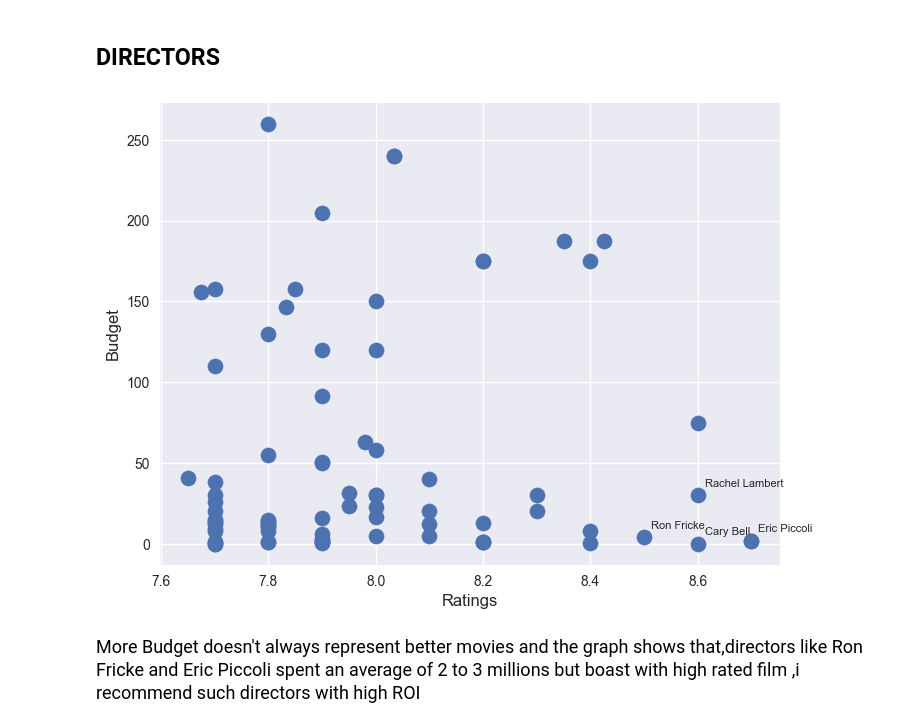
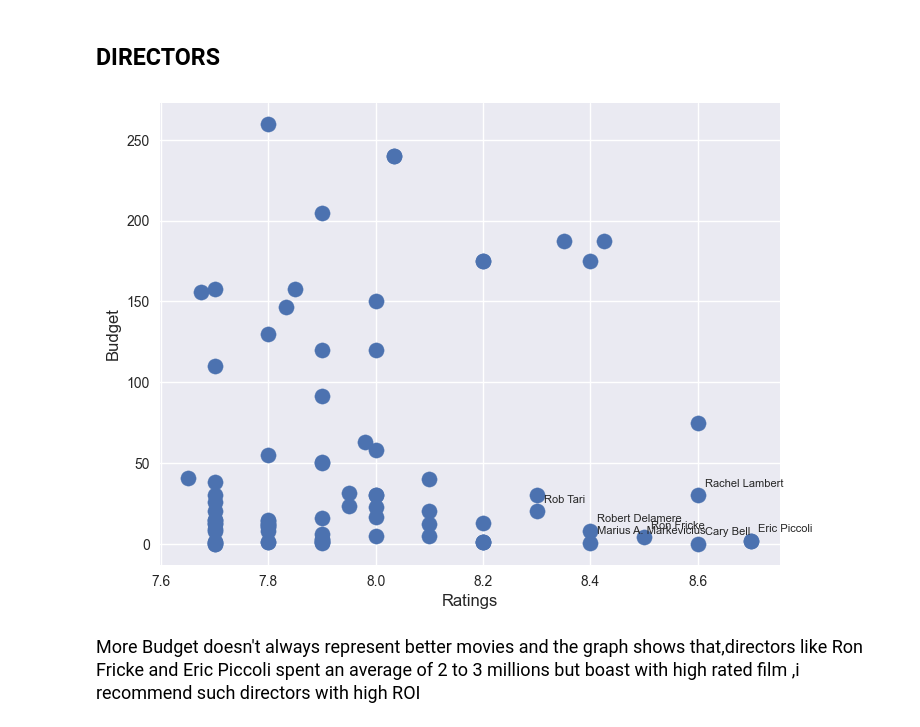
Before and after one commit to u-mar/phase_1_project, a Jupyter notebook: index.ipynb, the cells around one changed output. Drawn from its saved outputs; the diff is of its cells as text; code cells hidden in the pictures.

```diff
--- a/index.ipynb
+++ b/index.ipynb
@@ -17,9 +17,12 @@ import seaborn as sns
 import sqlite3
 %matplotlib inline
 import warnings
+import os
 
 # Suppress warnings
 warnings.filterwarnings("ignore")
+save_folder = 'images' #creating folder
+os.makedirs(save_folder, exist_ok=True)
 # %%
 con = sqlite3.connect('Data/im.db')
 # %%
@@ -375,21 +389,24 @@ director_df = director_df[['rating','production_budget']]
 # %%
 plt.figure(figsize=(8,6))
 plt.scatter(director_df["rating"],director_df["production_budget"],s=120)
 plt.xlabel("Ratings", size=12)
 plt.ylabel("Budget", size=12)
 
 #filtering directors with an average rating of 8 and above
-top_directors = director_df[(director_df['rating'] >8) & (director_df['production_budget'] < 50)][:5]
+top_directors = director_df[(director_df['rating'] >8) & (director_df['production_budget'] < 50)][:8]
 top_directors.sort_values('production_budget',ascending=False,inplace=True)
 top_directors = top_directors.drop(top_directors[top_directors.index == 'Félix Rose'].index)
 # Annotating director names for the top 5 directors
 for i in range(len(top_directors)):
     director = top_directors.index[i]
     x = top_directors.iloc[i]["rating"]
     y = top_directors.iloc[i]["production_budget"]
     plt.annotate(director, (x, y), xytext=(5, 5), textcoords="offset points", ha='left', va='bottom', fontsize=8)
+
+file_path = os.path.join(save_folder, 'directors.png')
+plt.savefig(file_path)
 # %% [output]
-[figure, old version]
+[figure, new version]
 # %% [markdown]
 <font size='4'>More Budget doesn't always represent better movies and the graph shows that,directors like Ron Fricke and Eric Piccoli spent an average of 2 to 3 millions but boast with high rated film ,i
 recommend such directors with high ROI</font>
```
Also changed, not shown: parts of 7 cells of this notebook, 7 other files.
